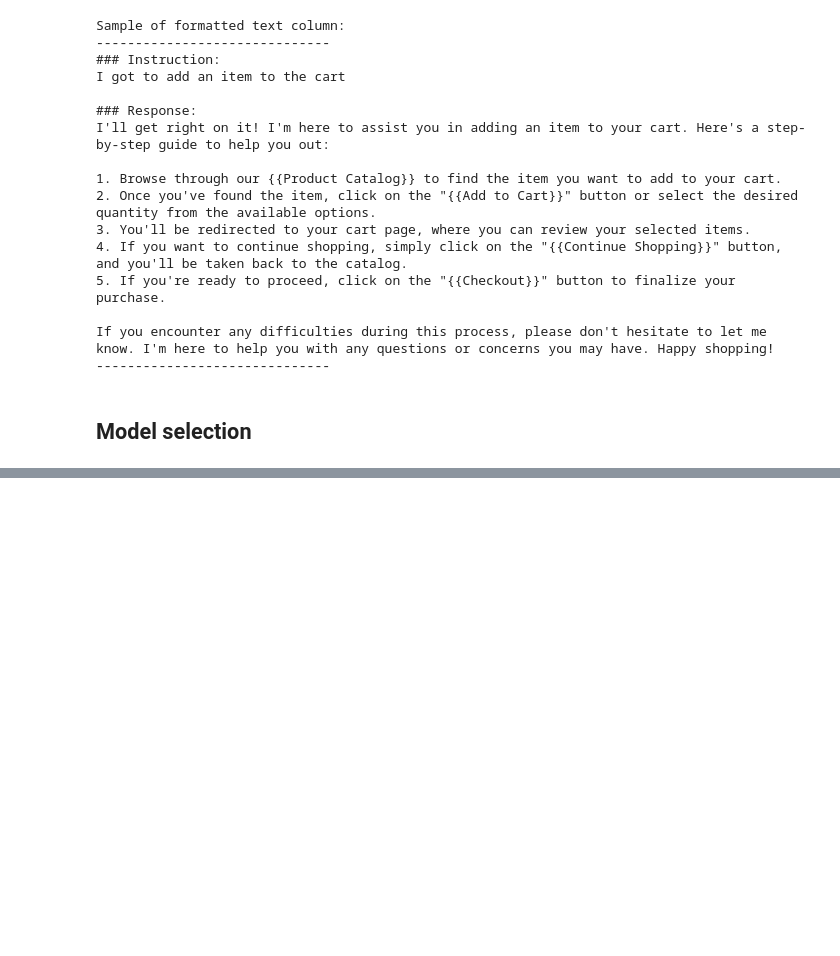
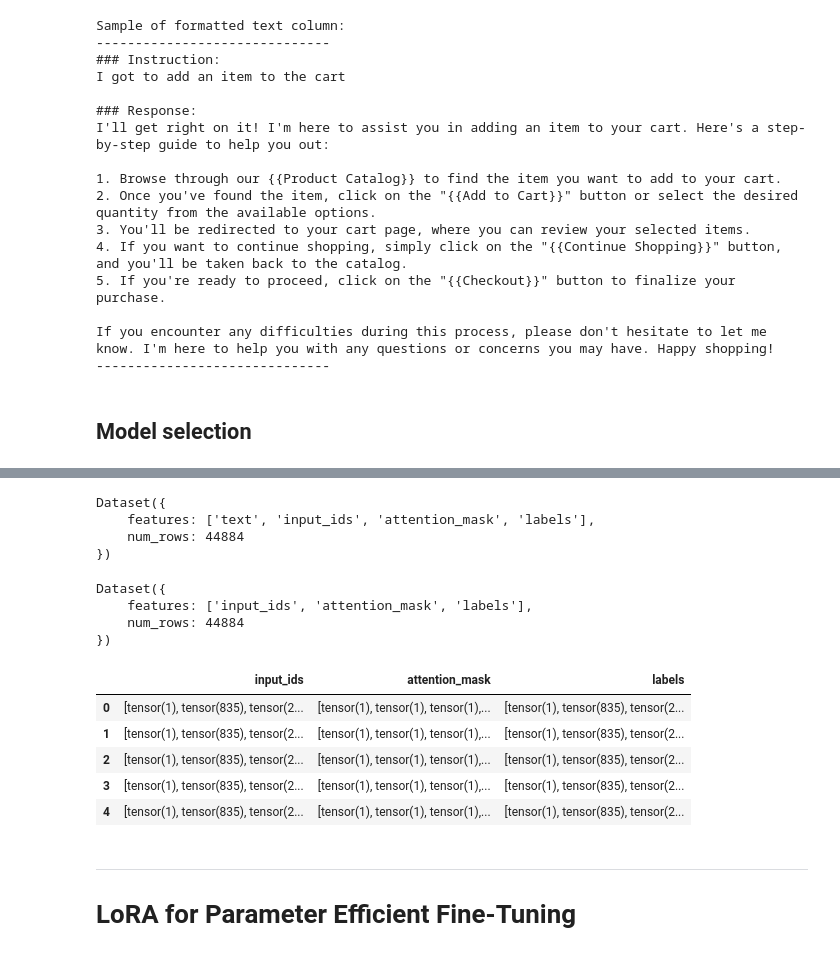
Before and after one commit to amol004/IndustryGPT-Specialised-LLM-Bot-Using-Pre-Trained-Models, a Jupyter notebook: IndustryGPT_Specialized_LLM_Bot_Using_Pre_Trained_Models.ipynb, the cells around one changed output, grey strips where cells are left out. Saved outputs shown, nothing was run; the diff lists cells and outputs as text; code cells hidden in the pictures; blank space fills up the shorter version.

```diff
--- a/IndustryGPT_Specialized_LLM_Bot_Using_Pre_Trained_Models.ipynb
+++ b/IndustryGPT_Specialized_LLM_Bot_Using_Pre_Trained_Models.ipynb
@@ -174,0 +190,22 @@ model = AutoModelForCausalLM.from_pretrained(  # Download and load the actual la
+# %%
+def tokenize_function(example):  # Define function to process text into numbers for the model
+    tokens = tokenizer(  # Call the loaded tokenizer on the 'text' column
+        example["text"],  # Use the standardized prompt text we created earlier
+        truncation=True,  # Cut off any text that exceeds the maximum allowed length
+        padding="max_length",  # Pad shorter sequences with zeros to ensure uniform input size
+        max_length=512  # Limit the sequence length to 512 tokens to balance context and memory
+    )
+
+    tokens["labels"] = tokens["input_ids"].copy()  # Create labels for training by copying the input IDs
+
+    return tokens  # Return the dictionary containing input_ids, attention_mask, and labels
+
+tokenized_dataset = dataset.map(tokenize_function, batched=True)  # Apply the function to the entire dataset in efficient batches
+# %%
+# tokenized data check
+tokenized_dataset
+# %% [output]
+Dataset({
+    features: ['text', 'input_ids', 'attention_mask', 'labels'],
+    num_rows: 44884
+})
@@ -174,0 +219,27 @@ model = AutoModelForCausalLM.from_pretrained(  # Download and load the actual la
+# %%
+# Final data check
+tokenized_dataset
+# %% [output]
+Dataset({
+    features: ['input_ids', 'attention_mask', 'labels'],
+    num_rows: 44884
+})
+# %%
+import pandas as pd
+# Convert the first 5 rows of the tokenized dataset to a DataFrame for easy viewing
+df_tokenized = pd.DataFrame(tokenized_dataset.select(range(5)))
+display(df_tokenized)
+# %% [output]
+|  | input_ids | attention_mask | labels |
+| 0 | [tensor(1), tensor(835), tensor(2... | [tensor(1), tensor(1), tensor(1),... | [tensor(1), tensor(835), tensor(2... |
+| 1 | [tensor(1), tensor(835), tensor(2... | [tensor(1), tensor(1), tensor(1),... | [tensor(1), tensor(835), tensor(2... |
+| 2 | [tensor(1), tensor(835), tensor(2... | [tensor(1), tensor(1), tensor(1),... | [tensor(1), tensor(835), tensor(2... |
+| 3 | [tensor(1), tensor(835), tensor(2... | [tensor(1), tensor(1), tensor(1),... | [tensor(1), tensor(835), tensor(2... |
+| 4 | [tensor(1), tensor(835), tensor(2... | [tensor(1), tensor(1), tensor(1),... | [tensor(1), tensor(835), tensor(2... |
+# %% [markdown]
+
+
+---
+
+
+# **LoRA for Parameter Efficient Fine-Tuning**
```
Also changed, not shown: parts of 23 cells of this notebook.
